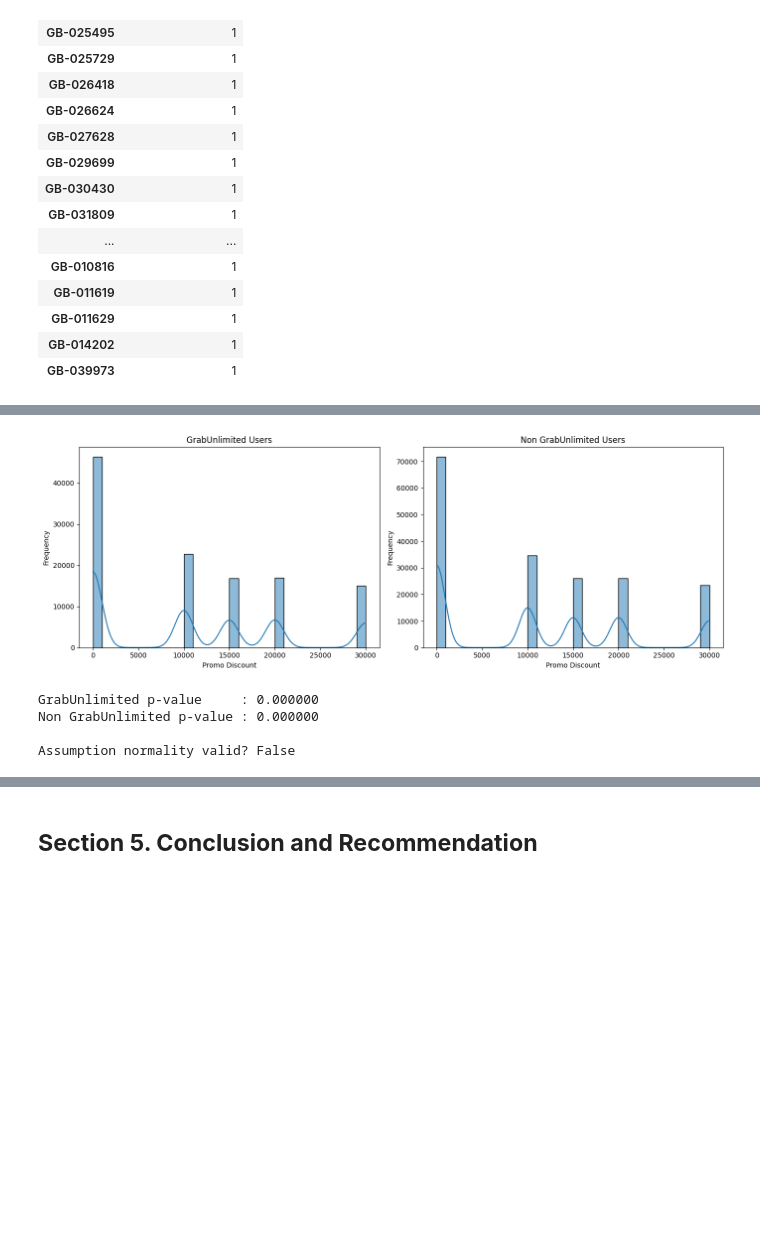
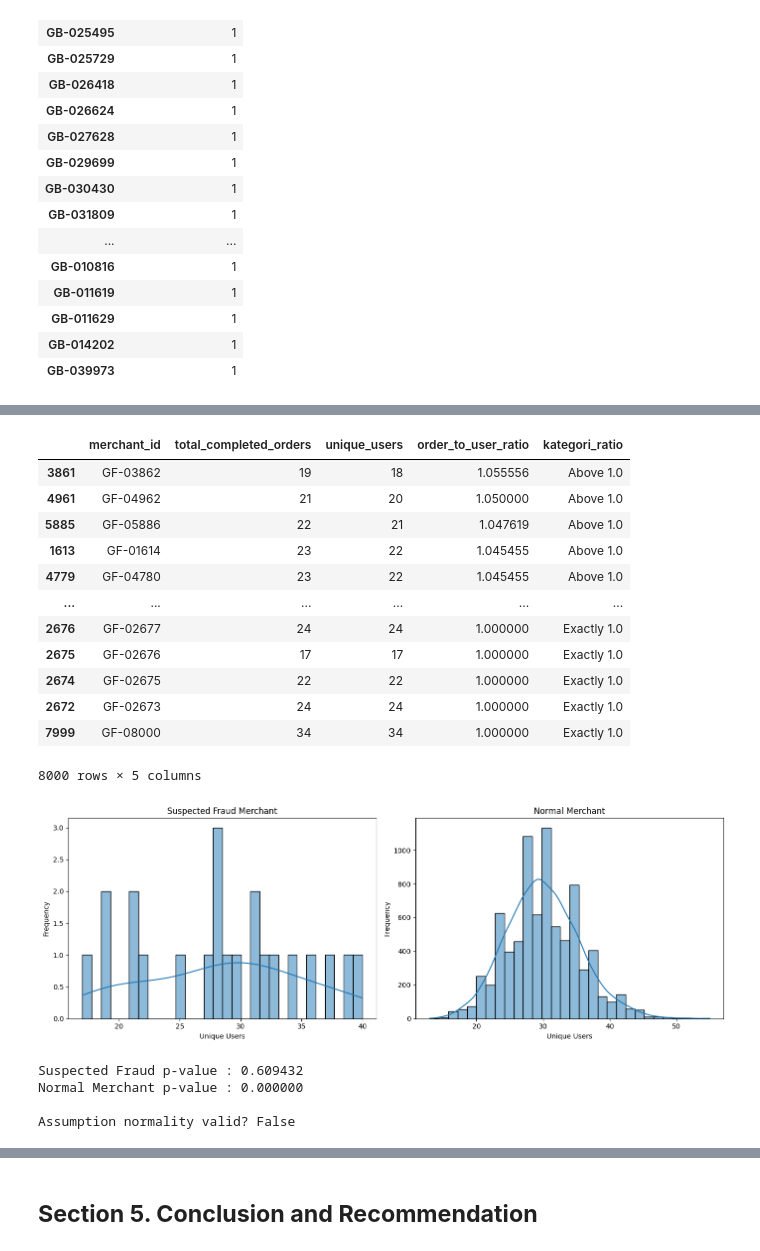
Before and after one commit to ziancarlos/Data_Analytics_Grab, a Jupyter notebook: notebooks/data-exploration.ipynb, the cells around one changed output, grey strips where cells are left out. Saved outputs shown, nothing was run; the diff lists cells and outputs as text; code cells hidden in the pictures; blank space fills up the shorter version.

```diff
--- a/notebooks/data-exploration.ipynb
+++ b/notebooks/data-exploration.ipynb
@@ -1460,56 +1452,73 @@ non_grab_unlimited = df.loc[
+# %%
+suspected_fraud_merchant
+# %% [output]
+|  | merchant_id | total_completed_orders | unique_users | order_to_user_ratio | kategori_ratio |
+| 3861 | GF-03862 | 19 | 18 | 1.055556 | Above 1.0 |
+| 4961 | GF-04962 | 21 | 20 | 1.050000 | Above 1.0 |
+| 5885 | GF-05886 | 22 | 21 | 1.047619 | Above 1.0 |
+| 1613 | GF-01614 | 23 | 22 | 1.045455 | Above 1.0 |
+| 4779 | GF-04780 | 23 | 22 | 1.045455 | Above 1.0 |
+| ... | ... | ... | ... | ... | ... |
+| 2676 | GF-02677 | 24 | 24 | 1.000000 | Exactly 1.0 |
+| 2675 | GF-02676 | 17 | 17 | 1.000000 | Exactly 1.0 |
+| 2674 | GF-02675 | 22 | 22 | 1.000000 | Exactly 1.0 |
+| 2672 | GF-02673 | 24 | 24 | 1.000000 | Exactly 1.0 |
+| 7999 | GF-08000 | 34 | 34 | 1.000000 | Exactly 1.0 |
+8000 rows × 5 columns
 # %%
-# (4.9.1.2) Visualize Distribution of Promo Discount for GrabUnlimited vs Non GrabUnlimited
+# (4.9.1.2) Visualize Distribution of Unique Users per Merchant
 # Step:
-# - Create side-by-side histogram plots
-# - Compare distribution of promo_discount between both groups
-# - Helps to visually inspect skewness and potential outliers
+# - Compare distribution between suspected fraud merchants and normal merchants
+# - Detect skewness and potential anomalies
 
+import matplotlib.pyplot as plt
+import seaborn as sns
 
-# Create canvas with 2 subplots
 fig, ax = plt.subplots(1, 2, figsize=(14, 5))
 
-# Histogram: GrabUnlimited users
-sns.histplot(grab_unlimited, bins=30, kde=True, ax=ax[0])
-ax[0].set_title("GrabUnlimited Users")
-ax[0].set_xlabel("Promo Discount")
+# Suspected Fraud Merchant
+sns.histplot(suspected_fraud_merchant, bins=30, kde=True, ax=ax[0])
+ax[0].set_title("Suspected Fraud Merchant")
+ax[0].set_xlabel("Unique Users")
 ax[0].set_ylabel("Frequency")
 
-# Histogram: Non GrabUnlimited users
-sns.histplot(non_grab_unlimited, bins=30, kde=True, ax=ax[1])
-ax[1].set_title("Non GrabUnlimited Users")
-ax[1].set_xlabel("Promo Discount")
+# Normal Merchant
+sns.histplot(not_suspected_fraud_merchant, bins=30, kde=True, ax=ax[1])
+ax[1].set_title("Normal Merchant")
+ax[1].set_xlabel("Unique Users")
 ax[1].set_ylabel("Frequency")
 
 plt.tight_layout()
 plt.show()
 # %% [output]
-[figure, old version]
+[figure, new version]
 # %%
-# (4.9.1.3) Check Normality Assumption Using Shapiro-Wilk Test
+# (4.9.1.3) Check Normality Assumption
 # Step:
-# - Perform Shapiro-Wilk test on both groups (GrabUnlimited & Non GrabUnlimited)
-# - Determine whether data is normally distributed
-# - If any group is not normal (p < 0.05), set normality = False
+# - Test whether both groups follow normal distribution
+# - If p-value < 0.05 → reject H0 (not normal)
+
+from scipy.stats import shapiro
 
 normality = True
 alpha = 0.05
 
-# GrabUnlimited normality test
-_, p_gu = shapiro(grab_unlimited)
-if p_gu < alpha:
+# Suspected fraud merchants
+_, p_fraud = shapiro(suspected_fraud_merchant)
+if p_fraud < alpha:
     normality = False
 
-# Non GrabUnlimited normality test
-_, p_non = shapiro(non_grab_unlimited)
+# Normal merchants
+_, p_non = shapiro(not_suspected_fraud_merchant)
 if p_non < alpha:
     normality = False
 
-print(f"GrabUnlimited p-value     : {p_gu:.6f}")
-print(f"Non GrabUnlimited p-value : {p_non:.6f}")
+print(f"Suspected Fraud p-value : {p_fraud:.6f}")
+print(f"Normal Merchant p-value : {p_non:.6f}")
 print(f"\nAssumption normality valid? {normality}")
 # %% [output]
-GrabUnlimited p-value     : 0.000000
-Non GrabUnlimited p-value : 0.000000
+Suspected Fraud p-value : 0.609432
+Normal Merchant p-value : 0.000000
 
 Assumption normality valid? False
 # %%
```
Also changed, not shown: parts of 13 cells of this notebook.
